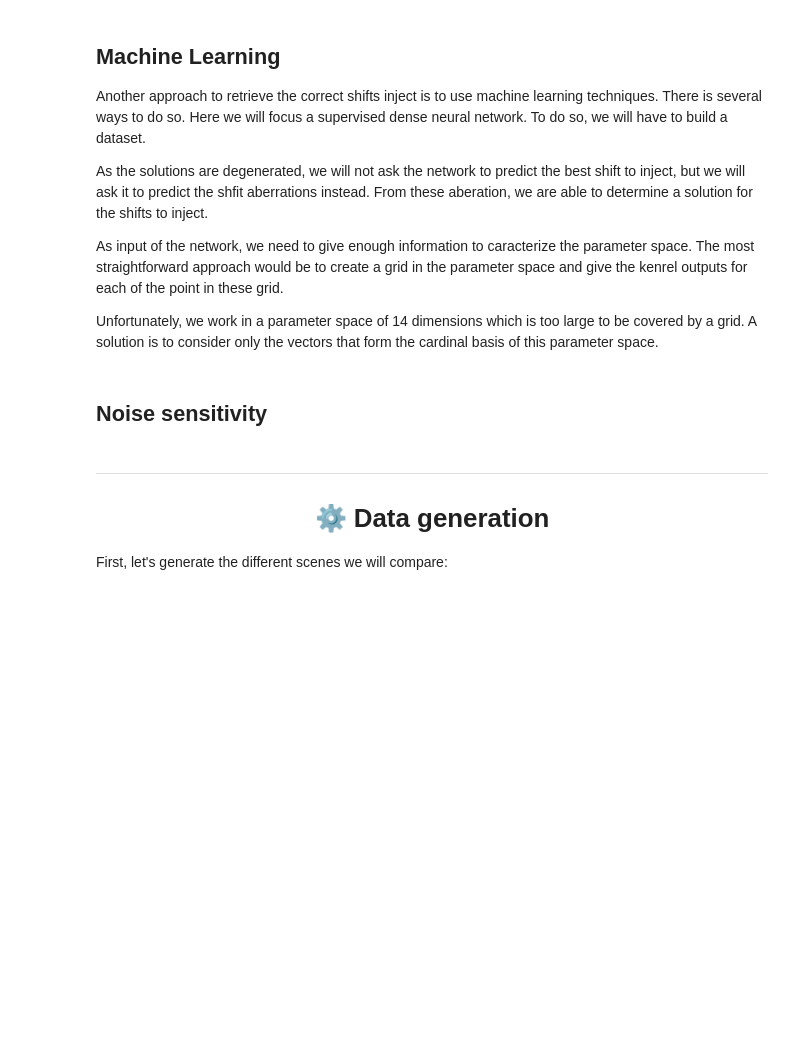
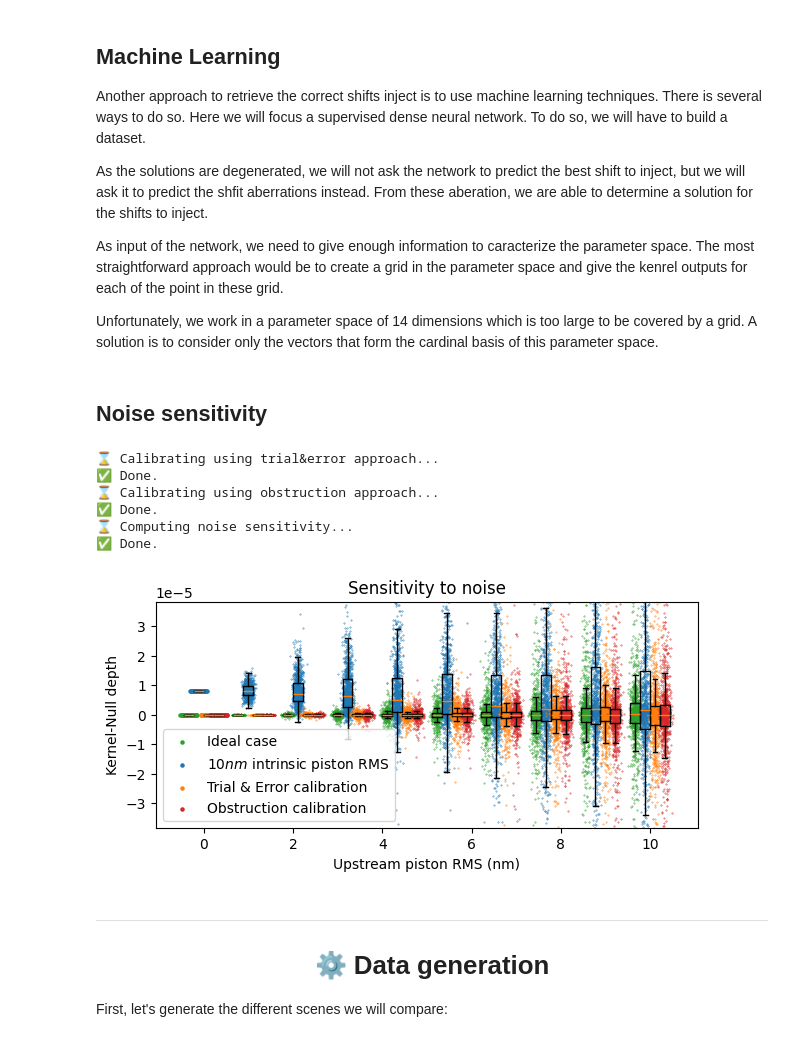
Before and after one commit to VForiel/PhD-Theory, a Jupyter notebook: Thesis.ipynb, the cells around one changed output. Drawn from its saved outputs; the diff is of its cells as text; code cells hidden in the pictures; blank space fills up the shorter version.

```diff
--- a/Thesis.ipynb
+++ b/Thesis.ipynb
@@ -699,13 +677,21 @@ Unfortunately, we work in a parameter space of 14 dimensions which is too large
 ## Noise sensitivity
 # %%
 from src import analysis
-from phise import Context
+import phise
 import astropy.units as u
 import numpy as np
-ctx = Context.get_VLTI()
+ctx = phise.examples.contexts.get_VLTI()
 ctx.monochromatic = True
 ctx.Γ = 10 * u.nm
 analysis.noise_sensitivity.plot(ctx=ctx, β=0.961, n=1_000, γ=10*u.nm, figsize=(6, 3), save_as="generated/thesis/noise_sensitivity.png")
+# %% [output]
+⌛ Calibrating using trial&error approach...
+✅ Done.
+⌛ Calibrating using obstruction approach...
+✅ Done.
+⌛ Computing noise sensitivity...
+✅ Done.
+[figure, added]
 # %% [markdown]
 ---
 
```
Also changed, not shown: parts of 40 cells of this notebook, 19 other files.
